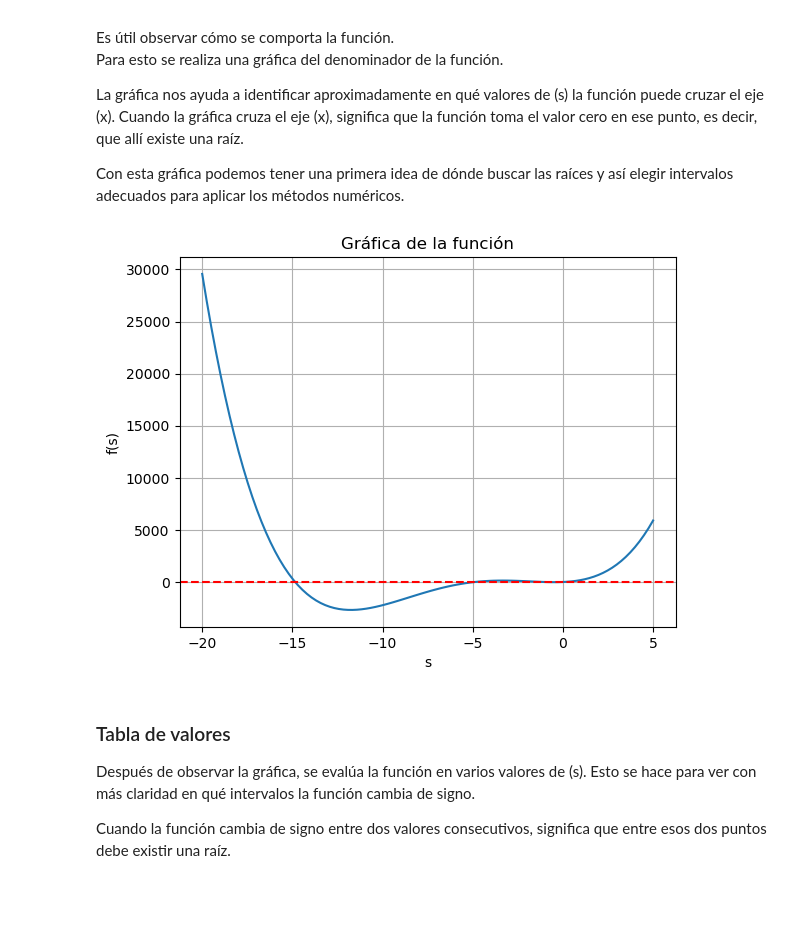
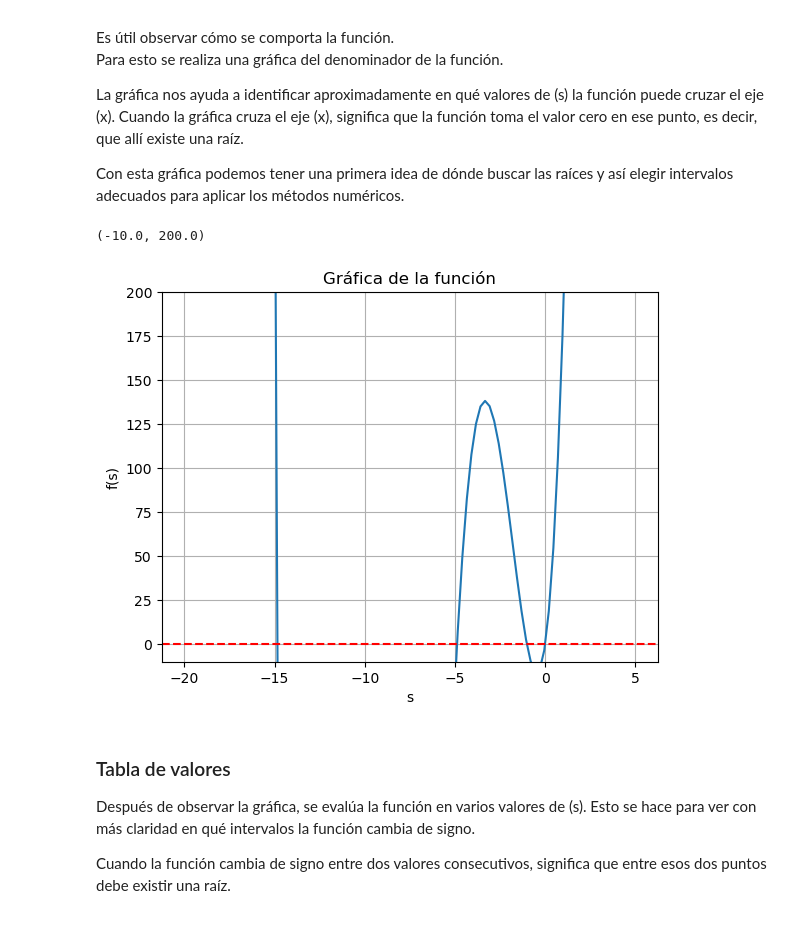
Before and after one commit to KevinMateoG/tarea_analisis_numerico, a Jupyter notebook: punto4.ipynb, the cells around one changed output. Saved outputs shown, nothing was run; the diff lists cells and outputs as text; code cells hidden in the pictures.

```diff
--- a/punto4.ipynb
+++ b/punto4.ipynb
@@ -56,15 +56,17 @@ intervalos adecuados para aplicar los métodos numéricos.
 # %%
 ux = np.linspace(-20,5,100)
 
 plt.plot(ux,f(ux))
 plt.axhline(0,linestyle="--",color="red")
 
 plt.title("Gráfica de la función")
 plt.xlabel("s")
 plt.ylabel("f(s)")
 plt.grid()
+plt.ylim(-10,200)
 # %% [output]
+(-10.0, 200.0)
-[figure, old version]
+[figure, new version]
 # %% [markdown]
 ### Tabla de valores
 
```
Also changed, not shown: parts of 5 cells of this notebook.
